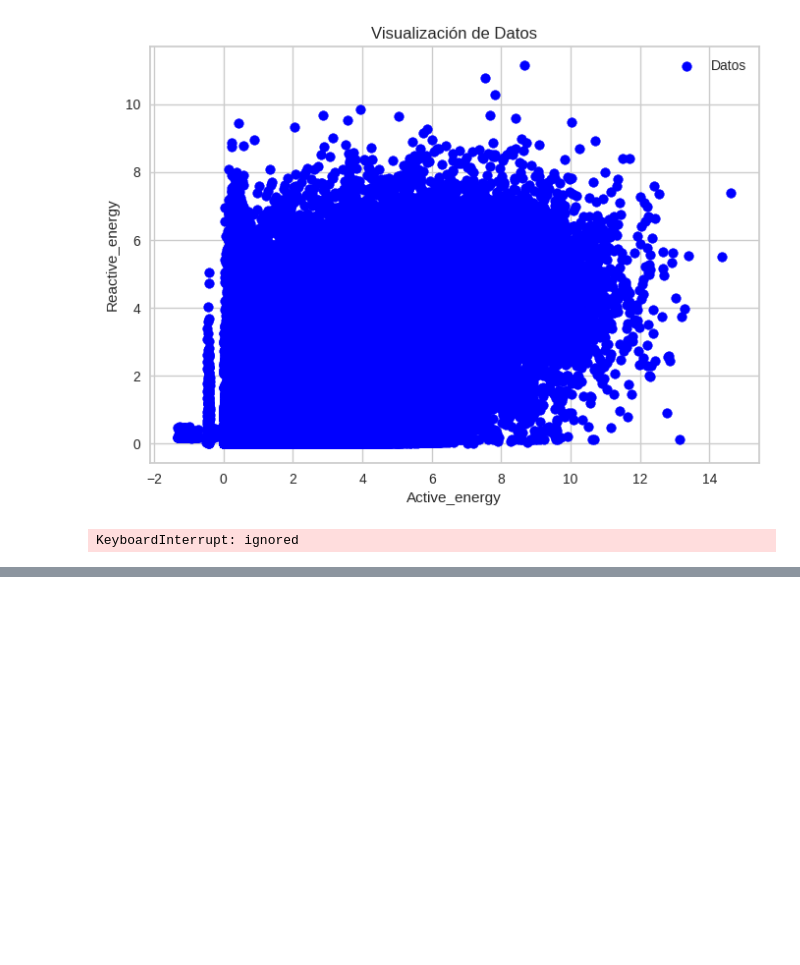
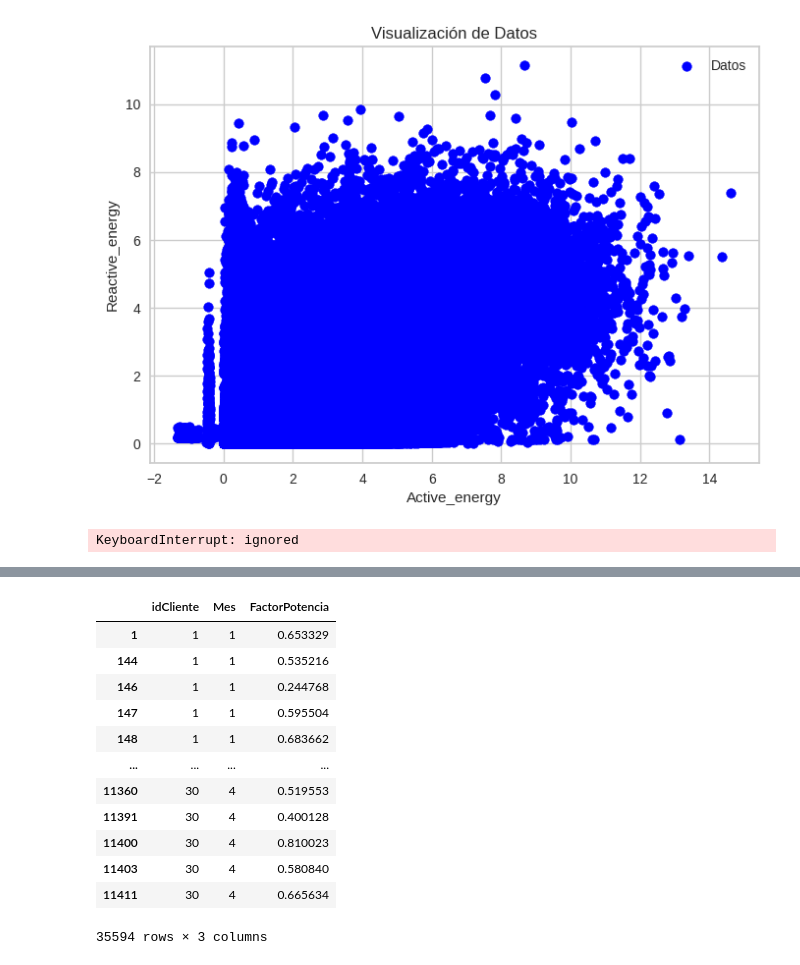
Before and after one commit to grupovajo/ProyectoMIAD, a Jupyter notebook: Caso ElectroDunas.ipynb, the cells around one changed output, grey strips where cells are left out. Drawn from its saved outputs; the diff is of its cells as text; code cells hidden in the pictures; blank space fills up the shorter version.

```diff
--- a/Caso ElectroDunas.ipynb
+++ b/Caso ElectroDunas.ipynb
@@ -696,0 +708,24 @@ KeyboardInterrupt: ignored
+# %%
+from pyod.models.knn import KNN
+df = clientes[['idCliente','Mes','Active_energy', 'Reactive_energy']]
+df['FactorPotencia'] = df['Active_energy'] / (df['Active_energy']**2 + df['Reactive_energy']**2)**(1/2)
+df = df.fillna(0)
+df = df[['idCliente','Mes','FactorPotencia']]
+clf = KNN()
+clf.fit(df)
+y_pred = clf.predict(df)
+df[y_pred == 1]
+# %% [output]
+|  | idCliente | Mes | FactorPotencia |
+| 1 | 1 | 1 | 0.653329 |
+| 144 | 1 | 1 | 0.535216 |
+| 146 | 1 | 1 | 0.244768 |
+| 147 | 1 | 1 | 0.595504 |
+| 148 | 1 | 1 | 0.683662 |
+| ... | ... | ... | ... |
+| 11360 | 30 | 4 | 0.519553 |
+| 11391 | 30 | 4 | 0.400128 |
+| 11400 | 30 | 4 | 0.810023 |
+| 11403 | 30 | 4 | 0.580840 |
+| 11411 | 30 | 4 | 0.665634 |
+35594 rows × 3 columns
```
Also changed, not shown: parts of 12 cells of this notebook, 3 other files.
